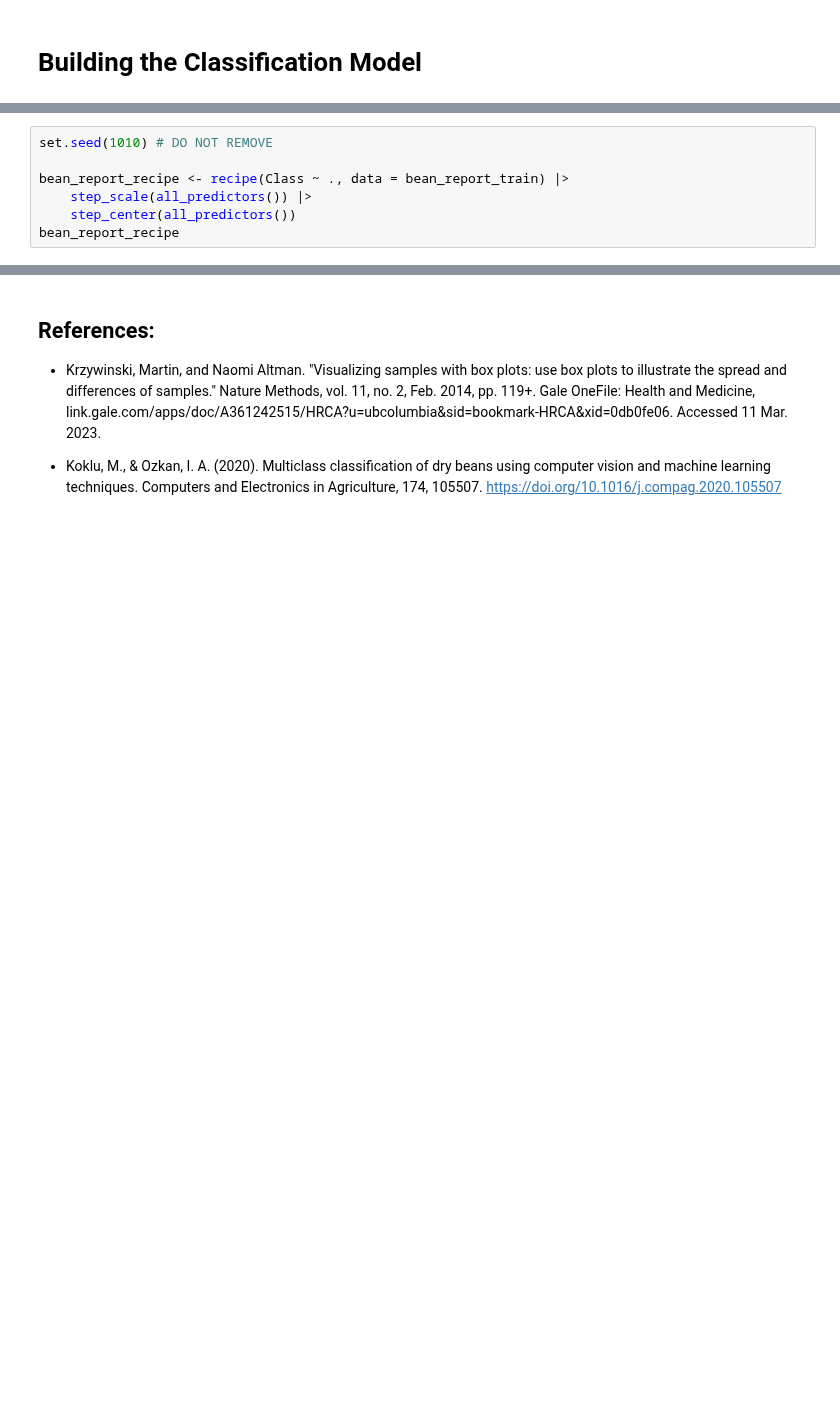
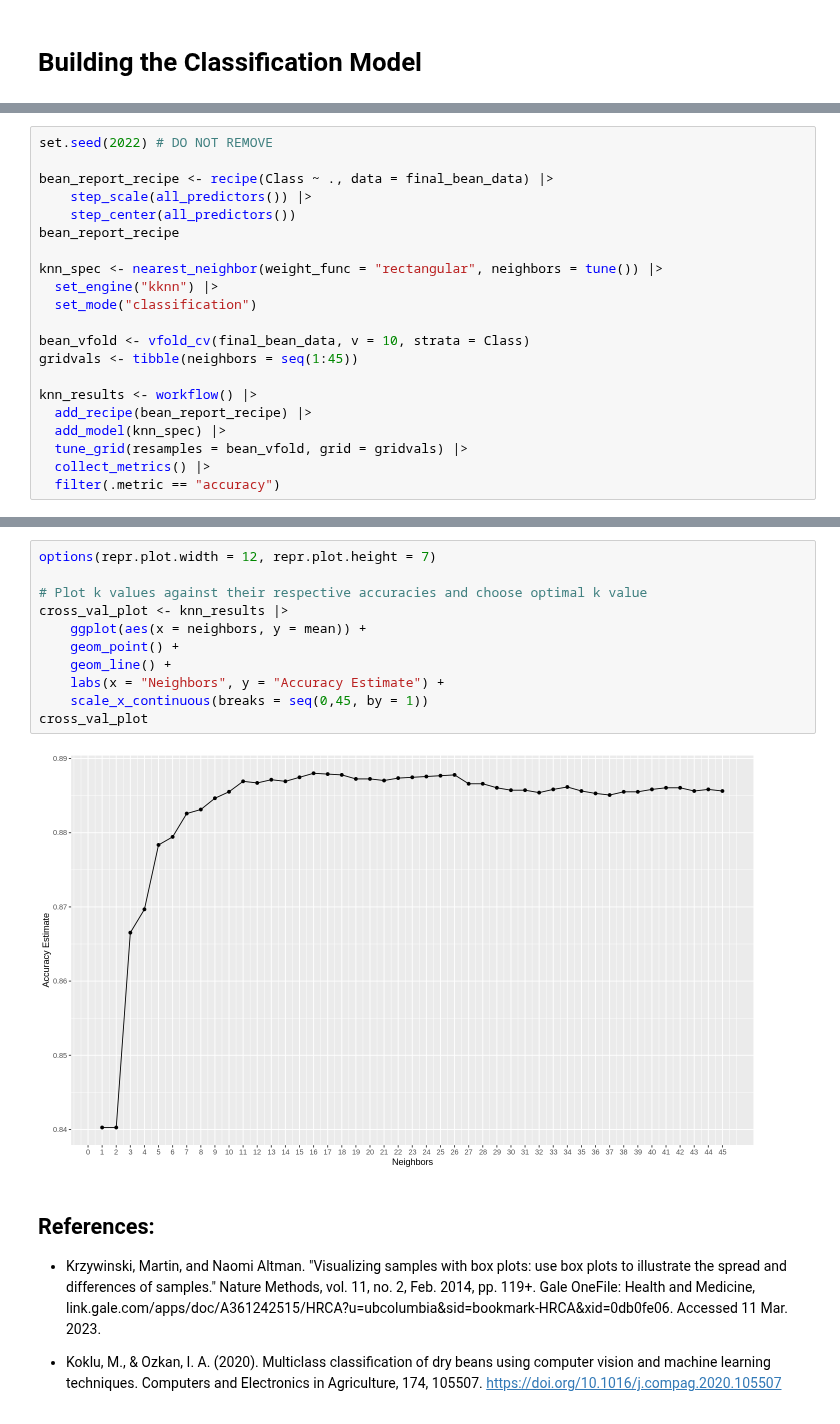
Before and after one commit to emeraldnqa/Bean-Type-Classfiifcation, a Jupyter notebook: proposal code.ipynb, the cells around one changed output, grey strips where cells are left out. Saved outputs shown, nothing was run; the diff lists cells and outputs as text; blank space fills up the shorter version.

```diff
--- a/proposal code.ipynb
+++ b/proposal code.ipynb
@@ -314,10 +285,24 @@ bean_report_test <- testing(bean_report_split)
 # %%
-set.seed(1010) # DO NOT REMOVE
+set.seed(2022) # DO NOT REMOVE
 
-bean_report_recipe <- recipe(Class ~ ., data = bean_report_train) |>
+bean_report_recipe <- recipe(Class ~ ., data = final_bean_data) |>
     step_scale(all_predictors()) |>
     step_center(all_predictors())
 bean_report_recipe
+
+knn_spec <- nearest_neighbor(weight_func = "rectangular", neighbors = tune()) |>
+  set_engine("kknn") |>
+  set_mode("classification")
+
+bean_vfold <- vfold_cv(final_bean_data, v = 10, strata = Class)
+gridvals <- tibble(neighbors = seq(1:45))
+
+knn_results <- workflow() |>
+  add_recipe(bean_report_recipe) |>
+  add_model(knn_spec) |>
+  tune_grid(resamples = bean_vfold, grid = gridvals) |>
+  collect_metrics() |>
+  filter(.metric == "accuracy")
 # %% [output]
 Recipe
 
@@ -331,6 +316,19 @@ Operations:
 
 Scaling for all_predictors()
 Centering for all_predictors()
+# %%
+options(repr.plot.width = 12, repr.plot.height = 7)
+
+# Plot k values against their respective accuracies and choose optimal k value
+cross_val_plot <- knn_results |>
+    ggplot(aes(x = neighbors, y = mean)) +
+    geom_point() +
+    geom_line() +
+    labs(x = "Neighbors", y = "Accuracy Estimate") +
+    scale_x_continuous(breaks = seq(0,45, by = 1))
+cross_val_plot
+# %% [output]
+[figure, added]
 # %% [markdown]
 ## References:
 - Krzywinski, Martin, and Naomi Altman. "Visualizing samples with box plots: use box plots to illustrate the spread and differences of samples." Nature Methods, vol. 11, no. 2, Feb. 2014, pp. 119+. Gale OneFile: Health and Medicine, link.gale.com/apps/doc/A361242515/HRCA?u=ubcolumbia&sid=bookmark-HRCA&xid=0db0fe06. Accessed 11 Mar. 2023.
```
Also changed, not shown: parts of 5 cells of this notebook.
